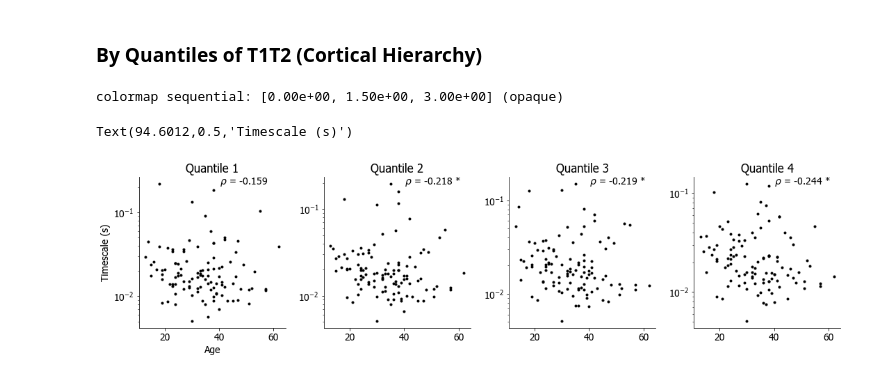
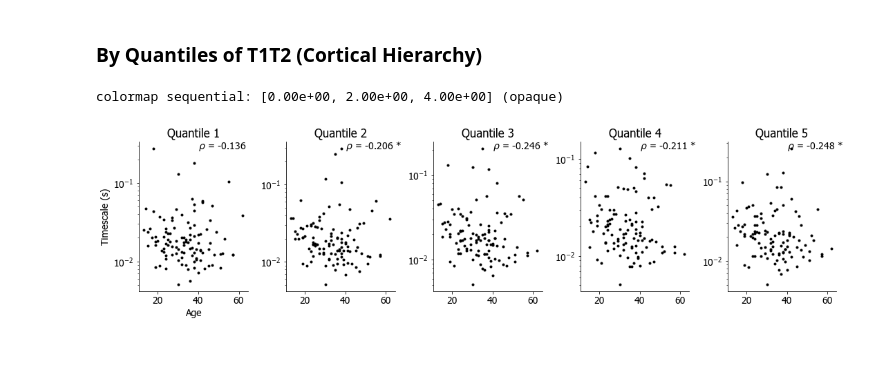
Before and after one commit to rdgao/field-echos, a Jupyter notebook: notebooks/viz_human_MMP.ipynb, the cells around one changed output. Cells and saved outputs as stored; diff of their text form; code cells hidden in the pictures.

```diff
--- a/notebooks/viz_human_MMP.ipynb
+++ b/notebooks/viz_human_MMP.ipynb
@@ -230,29 +379,29 @@ colormap sequential: [-1.00e+00, 0.00e+00, 1.00e+00] (opaque)
 ### By Quantiles of T1T2 (Cortical Hierarchy)
 # %%
 # label the parcels based on quantile of T1T2 value
-quants = 4
+quants = 5
 parcels_quant = quants-np.digitize(df_struct['T1T2'], np.quantile(df_struct['T1T2'], np.arange(0,1,1/quants)))
 echo_utils.plot_MMP(parcels_quant, fig_path[:-4]%('mmp_T1T2_quantile'))
 
 plt.figure(figsize=(15,4))
 for quant in range(quants):
     plt.subplot(1,quants,quant+1)
     # weighted sum
     tau_avg = (df_tau_weighted*df_W_max).T[parcels_quant==quant].T.sum(axis=1)/df_W_max.T[parcels_quant==quant].T.sum(axis=1)
 
     # simple average
     # tau_avg = np.nanmean(df_tau_threshed.T[parcels_quant==quant].T,axis=1)
 
     rho, pv = stats.spearmanr(df_patient['age'], tau_avg, nan_policy='omit')
     plt.plot(df_patient['age'], tau_avg, 'k.')
     s = r'$\rho$ = %.3f '%rho + np.sum(pv<=np.array([0.05, 0.01, 0.001]))*'*'
     plt.annotate(s, xy=xy_axis_frac, xycoords='axes fraction')
     plt.yscale('log'); sns.despine()
     plt.title('Quantile %i'%(quant+1))
 
 plt.tight_layout()
 plt.subplot(1,quants,1); plt.xlabel('Age'); plt.ylabel('Timescale (s)')
+plt.savefig(fig_path[:-4]%('mmp_tau_age_quantile%i'%(d_query)), bbox_inches='tight')
 # %% [output]
-colormap sequential: [0.00e+00, 1.50e+00, 3.00e+00] (opaque)
+colormap sequential: [0.00e+00, 2.00e+00, 4.00e+00] (opaque)
-Text(94.6012,0.5,'Timescale (s)')
-[figure, old version]
+[figure, new version]
```
Also changed, not shown: parts of 11 cells of this notebook, 20 other files.
